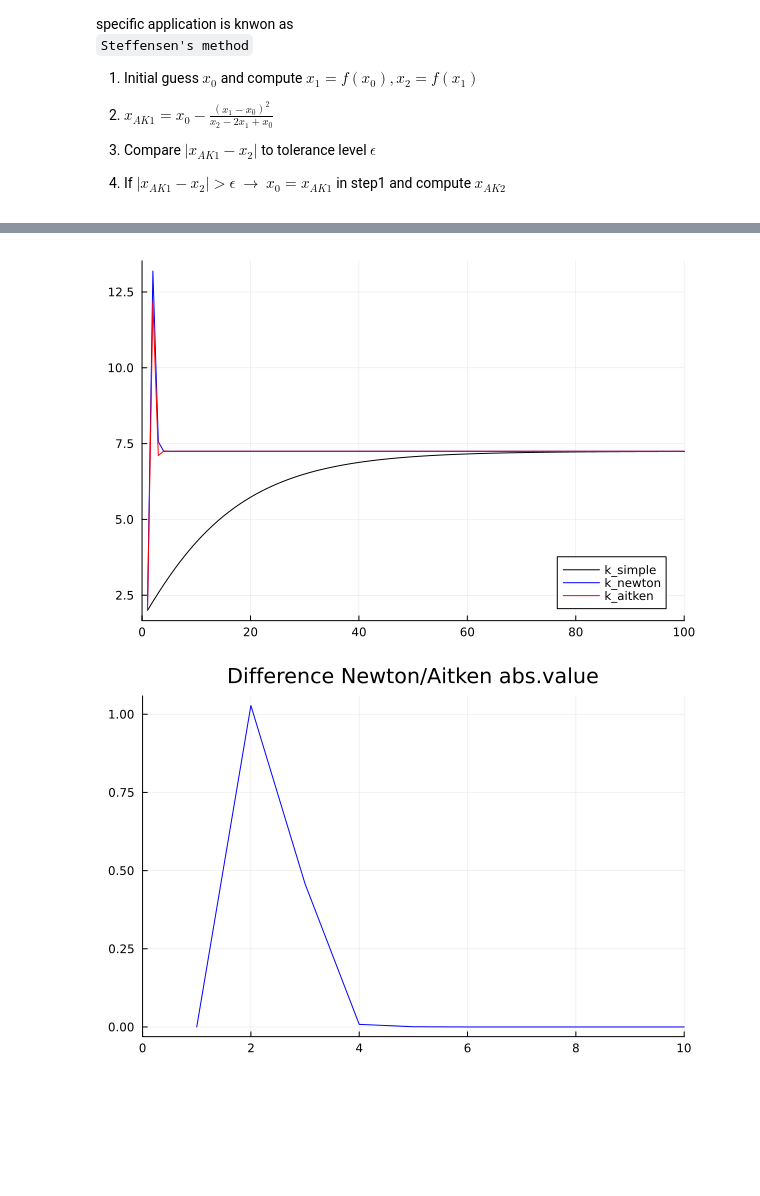
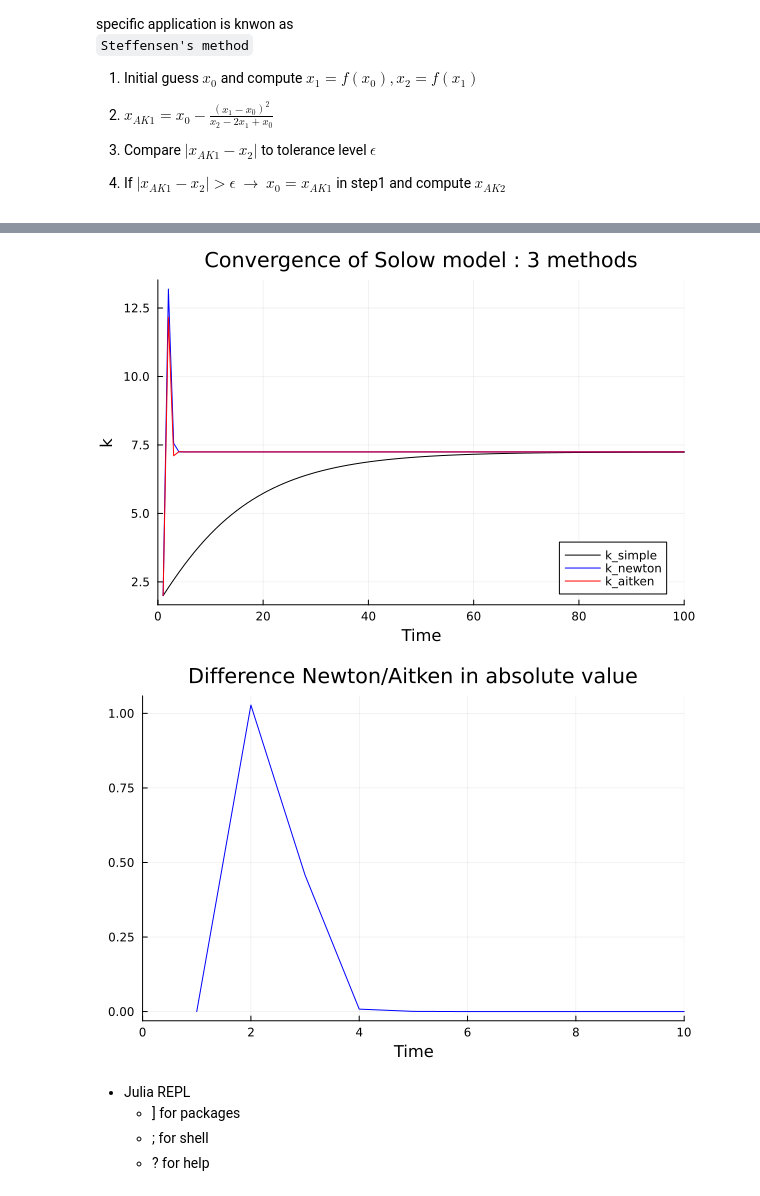
Before and after one commit to PierreRlld/NUM3A, a Jupyter notebook: Tutorial/2_solow.out.ipynb, the cells around one changed output, grey strips where cells are left out. Cells and saved outputs as stored; diff of their text form; code cells hidden in the pictures; blank space fills up the shorter version.

```diff
--- a/Tutorial/2_solow.out.ipynb
+++ b/Tutorial/2_solow.out.ipynb
@@ -434,14 +429,19 @@ iter :  13 | AX :  7.245789314 | Successive errors : 0.000000000000 | Success cr
   7.245789314111175
   7.245789314111175
 # %%
-fig = plot(xlim=(0,100), legend=:bottomright)
+fig = plot(xlim=(0,100), legend=:bottomright, title="Convergence of Solow model : 3 methods", xaxis="Time", yaxis="k")
 plot!(fig, simulate(2.0, model), c=:black, label="k_simple")
 plot!(fig, simulate_newton(2.0, model), c=:blue, label="k_newton")
 plot!(fig, simulate_aitken(2.0, model), c=:red, label="k_aitken")
 # %% [output]
-[figure, old version]
+[figure, new version]
 # %%
-fig = plot(xlim=(0,10), legend=:topright, title="Difference Newton/Aitken abs.value")
+fig = plot(xlim=(0,10), legend=:topright, title="Difference Newton/Aitken in absolute value", xaxis="Time")
 plot!(fig, abs.(simulate_newton(2.0, model) - simulate_aitken(2.0, model)), c=:blue, legend=false)
 # %% [output]
-[figure, old version]
+[figure, new version]
+# %% [markdown]
+- Julia REPL
+    - ] for packages
+    - ; for shell
+    - ? for help
```
Also changed, not shown: parts of 5 cells of this notebook, 1 other file.
